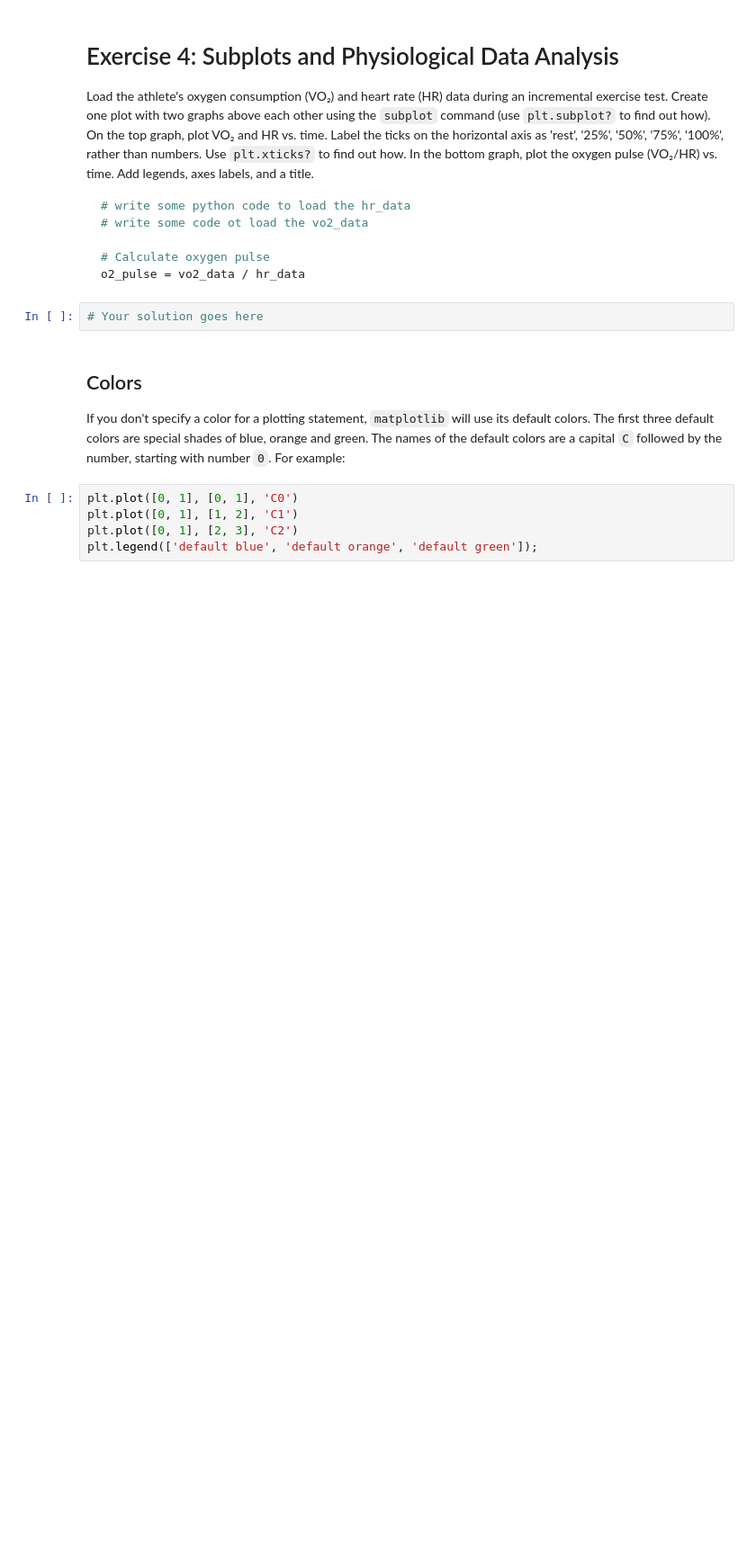
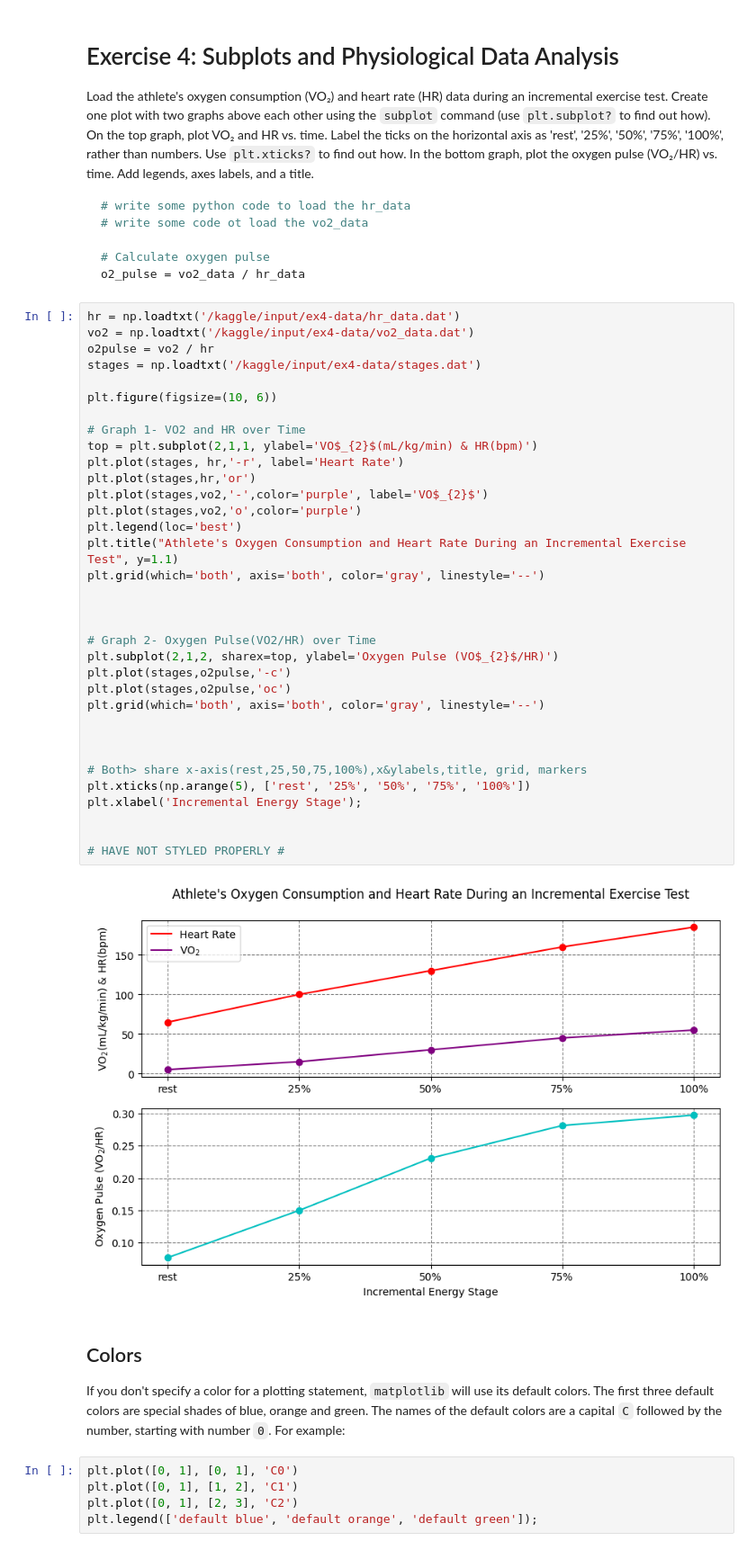
Before and after one commit to pea-222/KNES-381, a Jupyter notebook: exploratory-computing-kines.ipynb, the cells around one changed output. Shown at 90% size. Cells and saved outputs as stored; diff of their text form; blank space fills up the shorter version.

Commit message:
Kaggle Notebook | Exploratory-Computing-Kines | Completed Ex.4- Unstyled

````diff
--- a/exploratory-computing-kines.ipynb
+++ b/exploratory-computing-kines.ipynb
@@ -413,8 +413,42 @@ Load the athlete's oxygen consumption (VO₂) and heart rate (HR) data during an
 # Calculate oxygen pulse
 o2_pulse = vo2_data / hr_data
 ```
-# %%
-# Your solution goes here
+# %%
+hr = np.loadtxt('/kaggle/input/ex4-data/hr_data.dat')
+vo2 = np.loadtxt('/kaggle/input/ex4-data/vo2_data.dat')
+o2pulse = vo2 / hr
+stages = np.loadtxt('/kaggle/input/ex4-data/stages.dat')
+
+plt.figure(figsize=(10, 6))
+
+# Graph 1- VO2 and HR over Time
+top = plt.subplot(2,1,1, ylabel='VO$_{2}$(mL/kg/min) & HR(bpm)')
+plt.plot(stages, hr,'-r', label='Heart Rate')
+plt.plot(stages,hr,'or')
+plt.plot(stages,vo2,'-',color='purple', label='VO$_{2}$')
+plt.plot(stages,vo2,'o',color='purple')
+plt.legend(loc='best')
+plt.title("Athlete's Oxygen Consumption and Heart Rate During an Incremental Exercise Test", y=1.1)
+plt.grid(which='both', axis='both', color='gray', linestyle='--')
+
+
+
+# Graph 2- Oxygen Pulse(VO2/HR) over Time
+plt.subplot(2,1,2, sharex=top, ylabel='Oxygen Pulse (VO$_{2}$/HR)')
+plt.plot(stages,o2pulse,'-c')
+plt.plot(stages,o2pulse,'oc')
+plt.grid(which='both', axis='both', color='gray', linestyle='--')
+
+
+
+# Both> share x-axis(rest,25,50,75,100%),x&ylabels,title, grid, markers
+plt.xticks(np.arange(5), ['rest', '25%', '50%', '75%', '100%'])
+plt.xlabel('Incremental Energy Stage');
+
+
+# HAVE NOT STYLED PROPERLY #
+# %% [output]
+[figure, added]
 # %% [markdown]
 ## Colors
 If you don't specify a color for a plotting statement, `matplotlib` will use its default colors. The first three default colors are special shades of blue, orange and green. The names of the default colors are a capital `C` followed by the number, starting with number `0`. For example:
````
